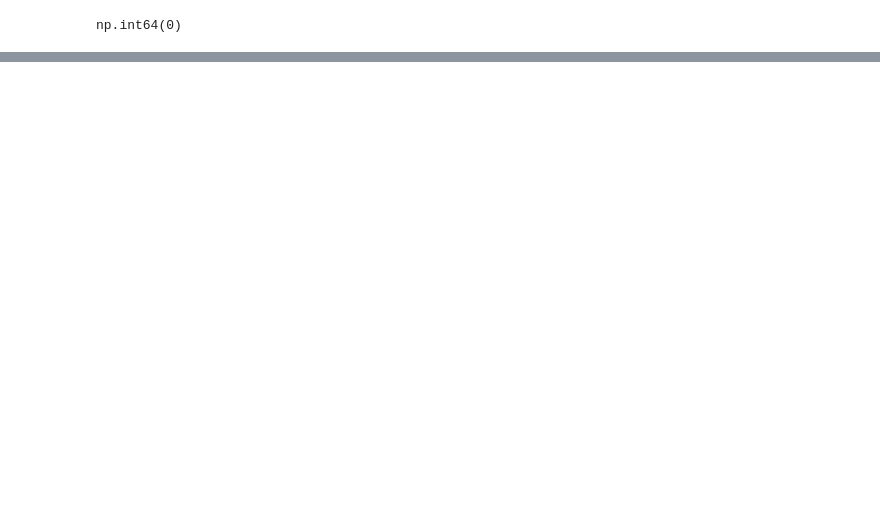
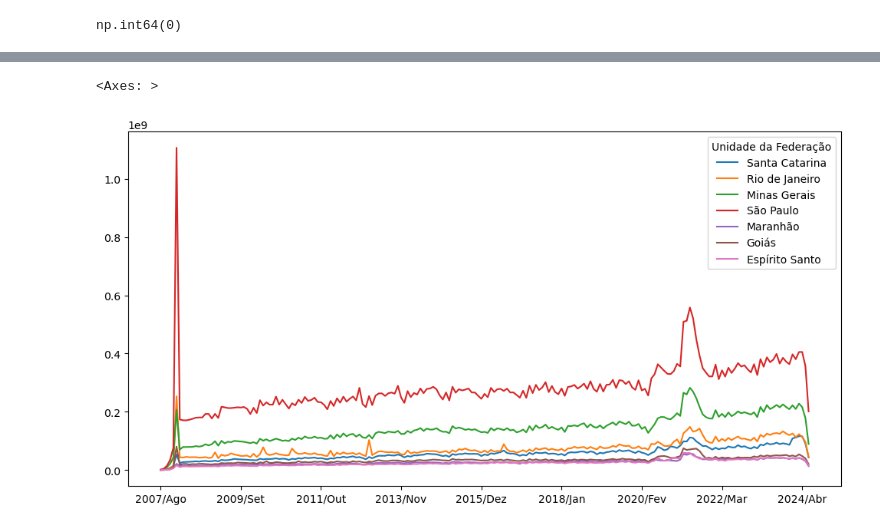
Before and after one commit to janainacazuza/Data-Analytics-FIAP-Pos-Thech, a Jupyter notebook: fase_01/notebooks/exploration/02_aih_atend.ipynb, the cells around one changed output, grey strips where cells are left out. Drawn from its saved outputs; the diff is of its cells as text; code cells hidden in the pictures; blank space fills up the shorter version.

```diff
--- a/fase_01/notebooks/exploration/02_aih_atend.ipynb
+++ b/fase_01/notebooks/exploration/02_aih_atend.ipynb
@@ -155,0 +200,8 @@ np.int64(0)
+# %%
+# Assegurando que a coluna "Unidade da Federação" permaneça como string
+df_atendimento['Unidade da Federação'] = df_atendimento['Unidade da Federação'].astype(str)
+# Removendo os números e o espaço no início dos nomes das unidades federativas
+# na coluna "Unidade da Federação".
+df_atendimento['Unidade da Federação'] = df_atendimento['Unidade da Federação'].str.replace(r'^\d+\s+', '', regex=True)
+
+df_atendimento.head( )
@@ -155,0 +219,7 @@ np.int64(0)
+# %%
+df_atendimento_clean = df_atendimento.copy()
+df_atendimento_clean.to_csv('../../data/processed/Atendimento_SIH_SUS.csv', index=False)
+# %%
+#setando a coluna 'Unidade da Federação' como índice
+df_atendimento_clean = df_atendimento_clean.set_index('Unidade da Federação')
+df_atendimento_clean.head()
@@ -155,0 +263,3 @@ np.int64(0)
+# %%
+#retirando a coluna 'Total' para plotar o gráfico
+df_atendimento_clean = df_atendimento_clean.drop('Total', axis=1)
@@ -155,0 +307,5 @@ np.int64(0)
+# %%
+df_atendimento_clean.sample(n=7).T.plot(figsize=(12,6))
+# %% [output]
+<Axes: >
+[figure, added]
```
Also changed, not shown: parts of 55 cells of this notebook, 4 other files.
